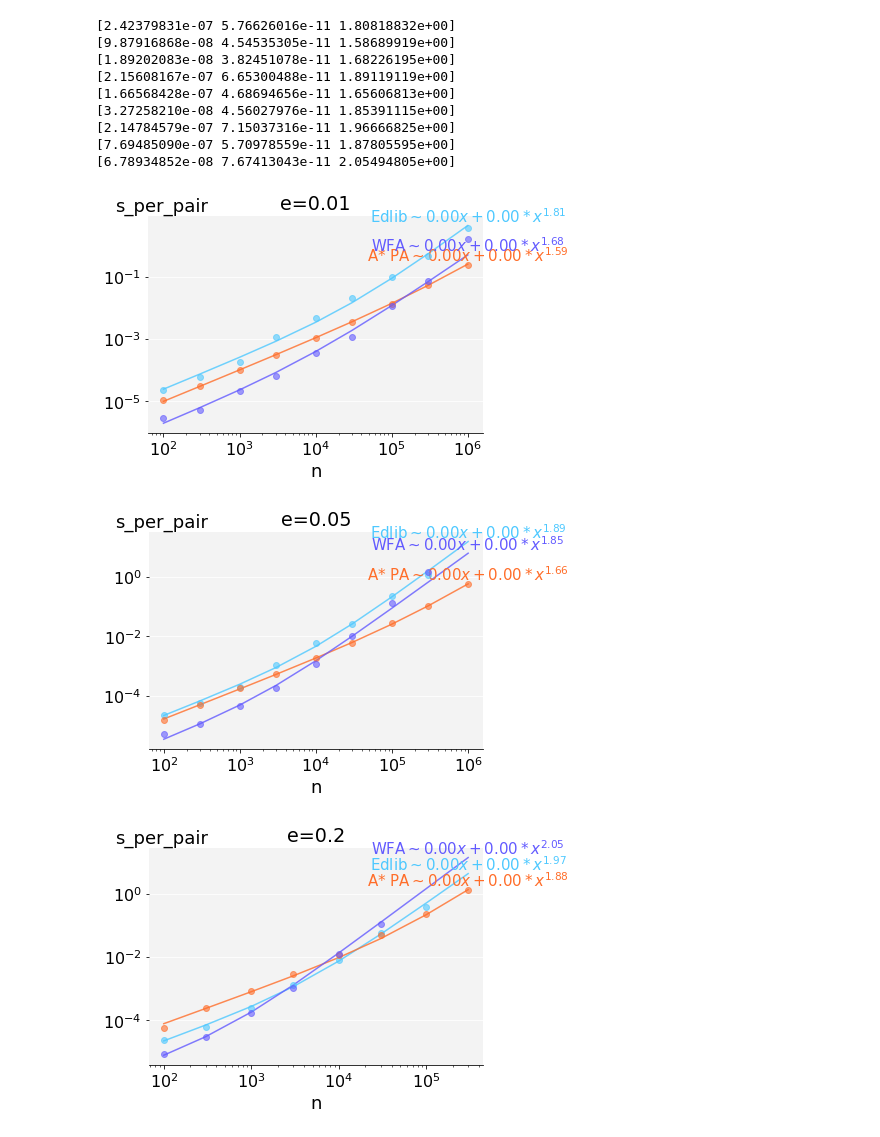
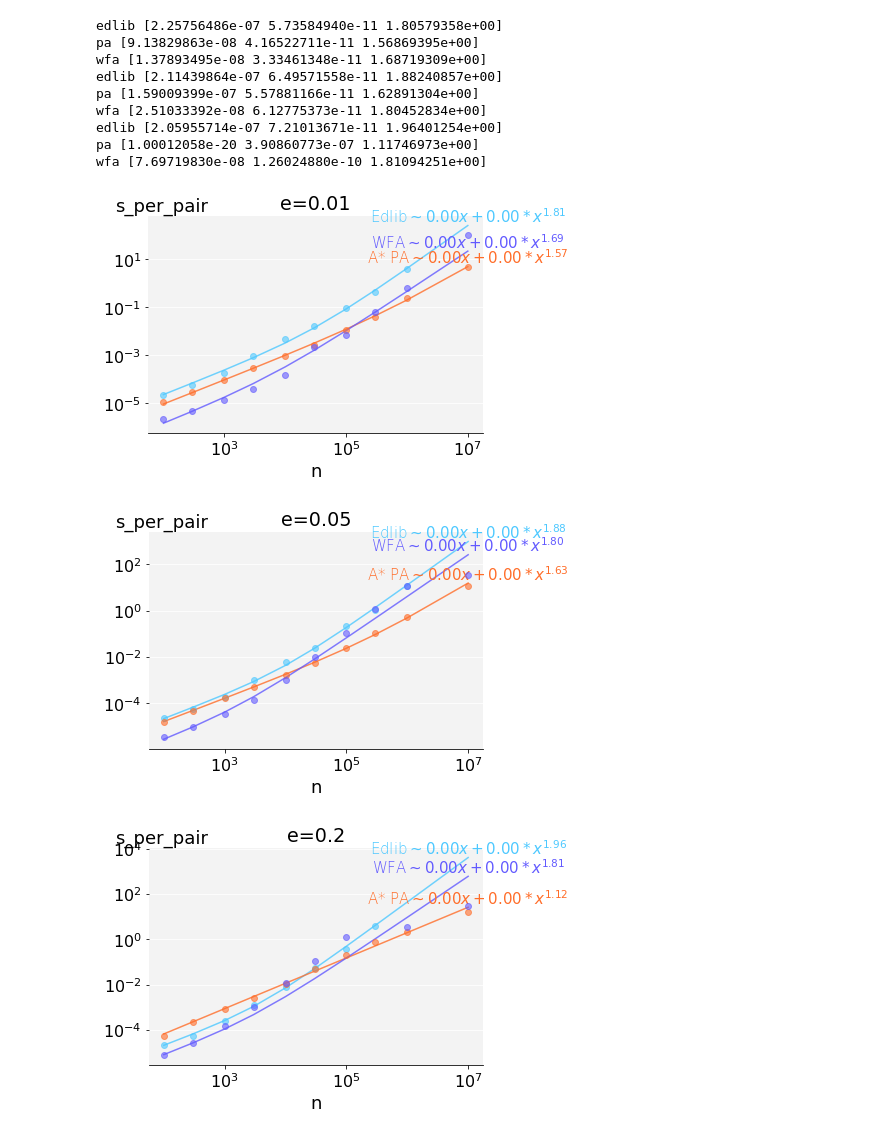
Before and after one commit to RagnarGrootKoerkamp/astar-pairwise-aligner, a Jupyter notebook: evals/benchmarks.ipynb, the cells around one changed output. Cells and saved outputs as stored; diff of their text form; code cells hidden in the pictures.

Commit message:
More table analysis

```diff
--- a/evals/benchmarks.ipynb
+++ b/evals/benchmarks.ipynb
@@ -3,7 +3,7 @@ from header import *
 from scipy import optimize
 plt.rcParams.update({'font.size': 16})
 plots_dir = Path('imgs/')
-timelimit = 6
+timelimit = 150
 # %%
 def plot_scaling(df, x, y, prefix, hline=False, algo1=None, algo2=None, show_mean=False, trend_line=False, xlog=False, ylog=False, title=None):
     #fig, ax = plt.subplots()
@@ -120,16 +120,18 @@ def plot_scaling(df, x, y, prefix, hline=False, algo1=None, algo2=None, show_mea
             d = d.append(df.groupby('alg')[y].mean().rename('all'))
 
         # Best fit lines
+        j = 0
         for algo in d.columns:
+            j += 1
             regression_line = []
             params = z[algo]
-            print(params)
+            print(algo, params)
             #angle = math.atan2(a, abs(b)) * 180 / math.pi
             for i in xs:
                 regression_line.append(f(i, *params))
             #display(regression_line)
 
-            weight = 'bold' if 'seeds' in algo else 'normal'
+            weight = algo == 'PA'
             label = ''
             if len(d[algo].dropna()) > 1:
                 ax.plot(xs, regression_line, linestyle='-', color=algo2color(algo), alpha=0.8)
@@ -212,38 +214,27 @@ def plot_scaling(df, x, y, prefix, hline=False, algo1=None, algo2=None, show_mea
     #plt.savefig(prefix+'_'+x+'-'+y+'.pdf', bbox_inches='tight')
     plt.savefig(plots_dir/(prefix+'_'+x+'-'+y+'.pdf'), bbox_inches='tight')
 # %%
-experiment_name = 'table'
-
-df = read_benchmarks('../data/table/tools_N1000000.tsv')
+# TOOL COMPARISON -- uses best params for PA
+df = read_benchmarks('../data/table/tools_N10000000.tsv').dropna()
 
 df = df[ df.s < timelimit ]
 df = df[df.alg != 'dijkstra']
-
-#df['logs_per_pair'] = np.log(df['s_per_pair'])
-#display(df)
 
 for e in [0.01, 0.05, 0.2]:
     df_n = df[df.e == e]
     #display(df_n)
     plot_scaling(df_n, y='s_per_pair', x='n', prefix=experiment_name, xlog=True, ylog=True, trend_line='lin_poly', title='e={}'.format(e))
     #plot_scaling(df_e, y='s_per_pair', x='e', prefix=experiment_name, xlog=True, ylog=True)
-    #plot_scaling(df, y='t(map)_per_bp', x='error_rate', hline=False, prefix=experiment_name)
-
-
-df_e = df[df.n == 100000]
-# error rate
-#plot_scaling(df_n, y='logs_per_pair', x='n', prefix=experiment_name, xlog=True, ylog=True)
-#plot_scaling(df_e, y='logs_per_pair', x='e', prefix=experiment_name, xlog=True, ylog=True)
 # %% [output]
-[2.42379831e-07 5.76626016e-11 1.80818832e+00]
-[9.87916868e-08 4.54535305e-11 1.58689919e+00]
-[1.89202083e-08 3.82451078e-11 1.68226195e+00]
-[2.15608167e-07 6.65300488e-11 1.89119119e+00]
-[1.66568428e-07 4.68694656e-11 1.65606813e+00]
-[3.27258210e-08 4.56027976e-11 1.85391115e+00]
-[2.14784579e-07 7.15037316e-11 1.96666825e+00]
-[7.69485090e-07 5.70978559e-11 1.87805595e+00]
-[6.78934852e-08 7.67413043e-11 2.05494805e+00]
+edlib [2.25756486e-07 5.73584940e-11 1.80579358e+00]
+pa [9.13829863e-08 4.16522711e-11 1.56869395e+00]
+wfa [1.37893495e-08 3.33461348e-11 1.68719309e+00]
+edlib [2.11439864e-07 6.49571558e-11 1.88240857e+00]
+pa [1.59009399e-07 5.57881166e-11 1.62891304e+00]
+wfa [2.51033392e-08 6.12775373e-11 1.80452834e+00]
+edlib [2.05955714e-07 7.21013671e-11 1.96401254e+00]
+pa [1.00012058e-20 3.90860773e-07 1.11746973e+00]
+wfa [7.69719830e-08 1.26024880e-10 1.81094251e+00]
-[figure, old version]
+[figure, new version]
-[figure, old version]
+[figure, new version]
-[figure, old version]
+[figure, new version]
```
Also changed, not shown: parts of 5 cells of this notebook.
